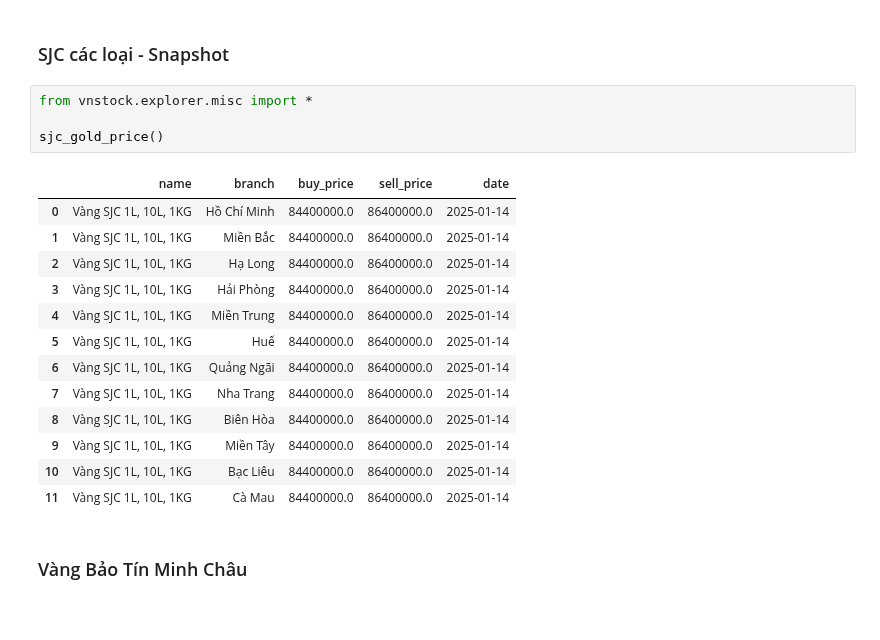
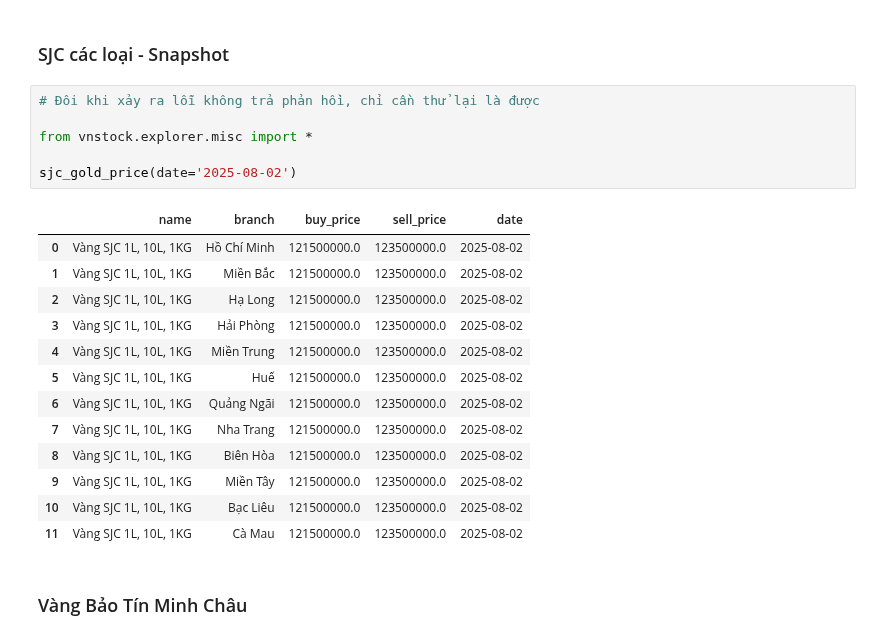
Before and after one commit to thinh-vu/vnstock, a Jupyter notebook: docs/3_commodities_vnstock3.ipynb, the cells around one changed output. Cells and saved outputs as stored; diff of their text form.

```diff
--- a/docs/3_commodities_vnstock3.ipynb
+++ b/docs/3_commodities_vnstock3.ipynb
@@ -48,24 +72,26 @@ vcb_exchange_rate(date='2024-05-25')
 ## Giá vàng
 # %% [markdown]
 ### SJC các loại - Snapshot
-# %%
-from vnstock.explorer.misc import *
-
-sjc_gold_price()
-# %% [output]
-|  | name | branch | buy_price | sell_price | date |
-| 0 | Vàng SJC 1L, 10L, 1KG | Hồ Chí Minh | 84400000.0 | 86400000.0 | 2025-01-14 |
-| 1 | Vàng SJC 1L, 10L, 1KG | Miền Bắc | 84400000.0 | 86400000.0 | 2025-01-14 |
-| 2 | Vàng SJC 1L, 10L, 1KG | Hạ Long | 84400000.0 | 86400000.0 | 2025-01-14 |
-| 3 | Vàng SJC 1L, 10L, 1KG | Hải Phòng | 84400000.0 | 86400000.0 | 2025-01-14 |
-| 4 | Vàng SJC 1L, 10L, 1KG | Miền Trung | 84400000.0 | 86400000.0 | 2025-01-14 |
-| 5 | Vàng SJC 1L, 10L, 1KG | Huế | 84400000.0 | 86400000.0 | 2025-01-14 |
-| 6 | Vàng SJC 1L, 10L, 1KG | Quảng Ngãi | 84400000.0 | 86400000.0 | 2025-01-14 |
-| 7 | Vàng SJC 1L, 10L, 1KG | Nha Trang | 84400000.0 | 86400000.0 | 2025-01-14 |
-| 8 | Vàng SJC 1L, 10L, 1KG | Biên Hòa | 84400000.0 | 86400000.0 | 2025-01-14 |
-| 9 | Vàng SJC 1L, 10L, 1KG | Miền Tây | 84400000.0 | 86400000.0 | 2025-01-14 |
-| 10 | Vàng SJC 1L, 10L, 1KG | Bạc Liêu | 84400000.0 | 86400000.0 | 2025-01-14 |
-| 11 | Vàng SJC 1L, 10L, 1KG | Cà Mau | 84400000.0 | 86400000.0 | 2025-01-14 |
+# %%
+# Đôi khi xảy ra lỗi không trả phản hồi, chỉ cần thử lại là được
+
+from vnstock.explorer.misc import *
+
+sjc_gold_price(date='2025-08-02')
+# %% [output]
+|  | name | branch | buy_price | sell_price | date |
+| 0 | Vàng SJC 1L, 10L, 1KG | Hồ Chí Minh | 121500000.0 | 123500000.0 | 2025-08-02 |
+| 1 | Vàng SJC 1L, 10L, 1KG | Miền Bắc | 121500000.0 | 123500000.0 | 2025-08-02 |
+| 2 | Vàng SJC 1L, 10L, 1KG | Hạ Long | 121500000.0 | 123500000.0 | 2025-08-02 |
+| 3 | Vàng SJC 1L, 10L, 1KG | Hải Phòng | 121500000.0 | 123500000.0 | 2025-08-02 |
+| 4 | Vàng SJC 1L, 10L, 1KG | Miền Trung | 121500000.0 | 123500000.0 | 2025-08-02 |
+| 5 | Vàng SJC 1L, 10L, 1KG | Huế | 121500000.0 | 123500000.0 | 2025-08-02 |
+| 6 | Vàng SJC 1L, 10L, 1KG | Quảng Ngãi | 121500000.0 | 123500000.0 | 2025-08-02 |
+| 7 | Vàng SJC 1L, 10L, 1KG | Nha Trang | 121500000.0 | 123500000.0 | 2025-08-02 |
+| 8 | Vàng SJC 1L, 10L, 1KG | Biên Hòa | 121500000.0 | 123500000.0 | 2025-08-02 |
+| 9 | Vàng SJC 1L, 10L, 1KG | Miền Tây | 121500000.0 | 123500000.0 | 2025-08-02 |
+| 10 | Vàng SJC 1L, 10L, 1KG | Bạc Liêu | 121500000.0 | 123500000.0 | 2025-08-02 |
+| 11 | Vàng SJC 1L, 10L, 1KG | Cà Mau | 121500000.0 | 123500000.0 | 2025-08-02 |
 # %% [markdown]
 ### Vàng Bảo Tín Minh Châu
 # %%
```
Also changed, not shown: parts of 4 cells of this notebook, 6 other files.
